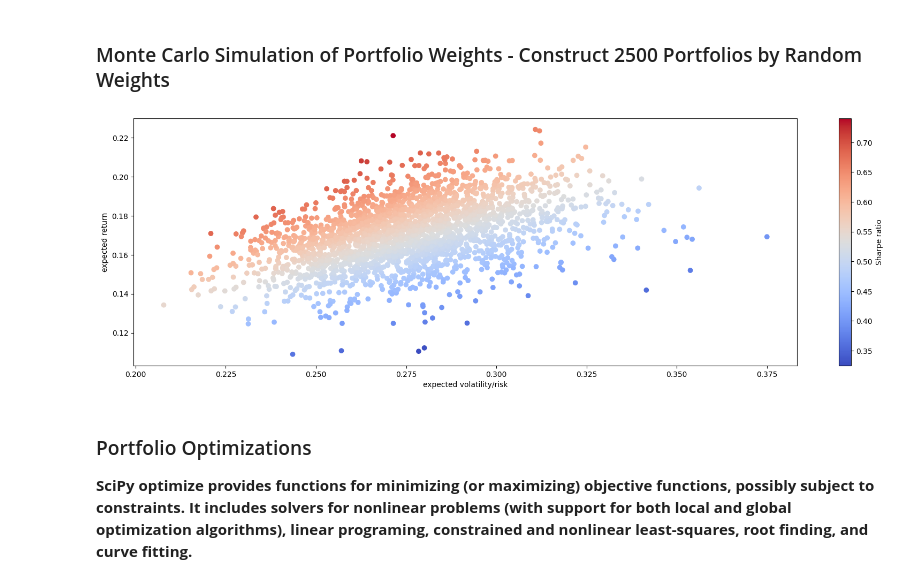
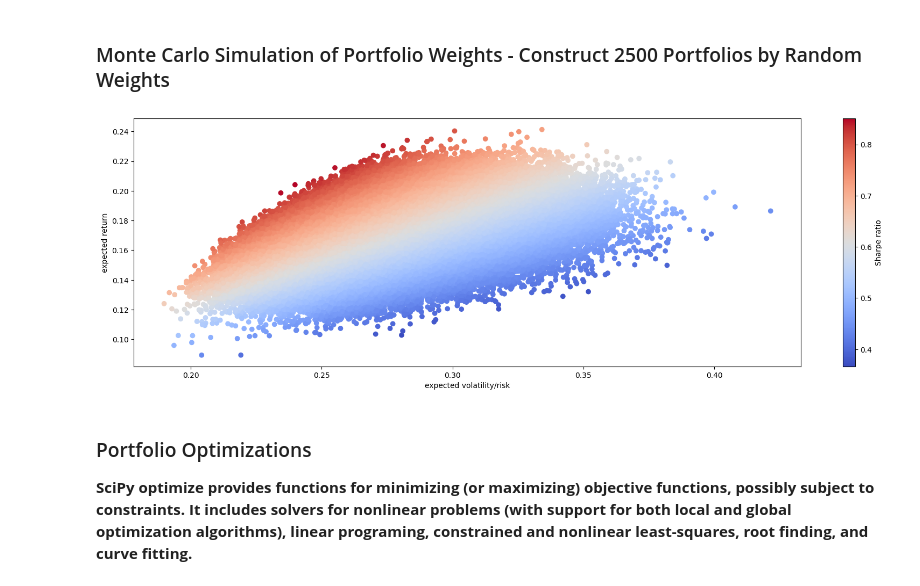
Before and after one commit to xuno8/DSS_project, a Jupyter notebook: main_new.ipynb, the cells around one changed output. Cells and saved outputs as stored; diff of their text form; code cells hidden in the pictures.

```diff
--- a/main_new.ipynb
+++ b/main_new.ipynb
@@ -264,5 +251,0 @@ log_returns.hist(bins=20, figsize=(16, 6));
-# %%
-# Generate three random weights in the half-open interval [0.0, 1.0)
-weights = np.random.random(log_returns.shape[1])
-weights = weights / np.sum(weights)
-weights
@@ -329,7 +271,7 @@ log_returns.corr()
 # %%
 port4lio_returns = []
 port4lio_std = []
-for p in range (2500):
+for p in range (500000):
     # for each portfolio p, generate three random weights in the half-open interval [0.0, 1.0)
     weights = np.random.random(log_returns.shape[1])
     weights = weights / np.sum(weights)
@@ -342,14 +284,14 @@ p_rets = np.array(port4lio_returns)
 p_std = np.array(port4lio_std)
 # %%
 # Sharpe ratio = (portfolio_return - risk_free_rate) / portfolio_std)
-risk_free_rate = 0.02
+risk_free_rate = 0
 plt.figure(figsize=(20, 6))
 plt.scatter(p_std, p_rets, c = (p_rets - risk_free_rate) / p_std, marker='o', cmap='coolwarm')
 plt.xlabel('expected volatility/risk')
 plt.ylabel('expected return')
-plt.colorbar(label='Sharpe ratio');
+plt.colorbar(label='Sharpe ratio')
 # %% [output]
-[figure, old version]
+[figure, new version]
 # %% [markdown]
 ### Portfolio Optimizations
 **SciPy optimize provides functions for minimizing (or maximizing) objective functions, possibly subject to constraints. It includes solvers for nonlinear problems (with support for both local and global optimization algorithms), linear programing, constrained and nonlinear least-squares, root finding, and curve fitting.**
```
Also changed, not shown: parts of 25 cells of this notebook.
